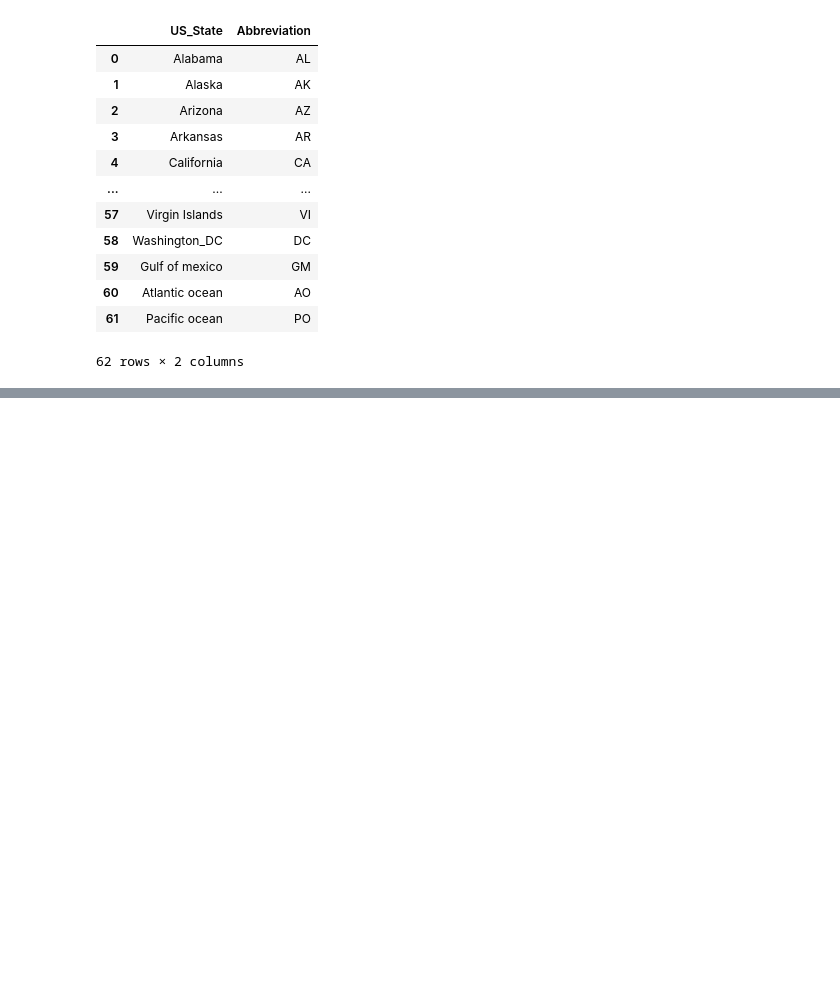
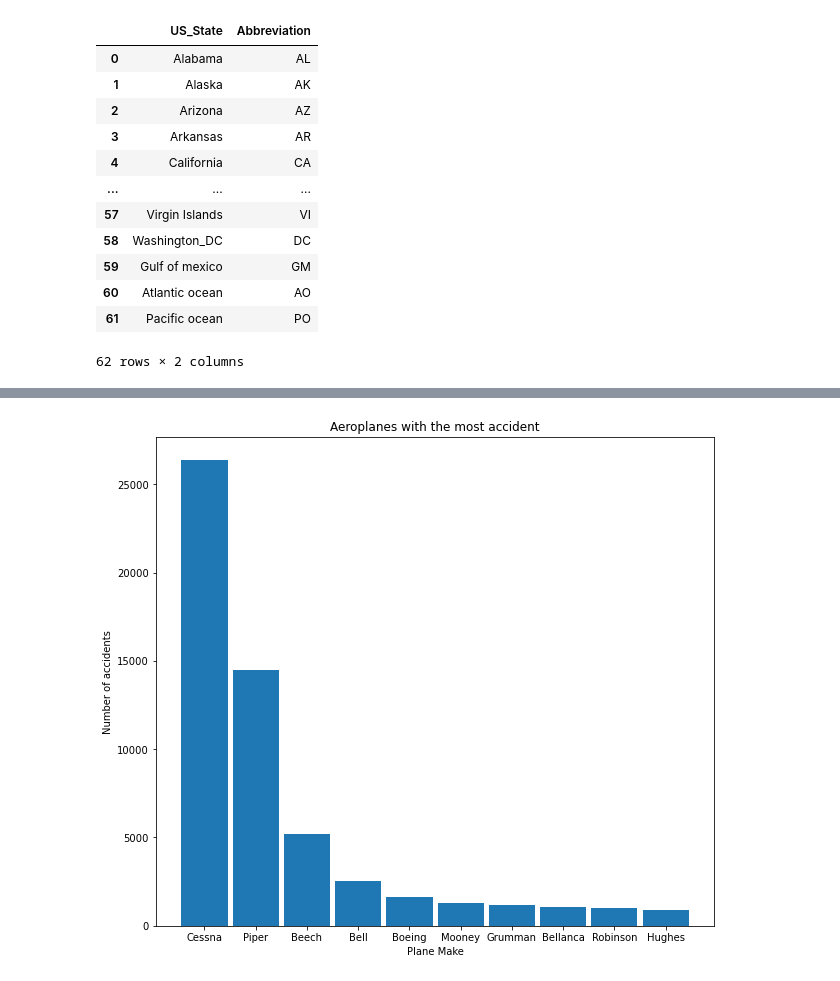
Before and after one commit to stephenmungai/phase1_project, a Jupyter notebook: index.ipynb, the cells around one changed output, grey strips where cells are left out. Cells and saved outputs as stored; diff of their text form; code cells hidden in the pictures; blank space fills up the shorter version.

```diff
--- a/index.ipynb
+++ b/index.ipynb
@@ -624,0 +794,7 @@ aviation_data_df[['latitude','longitude']].sample(20)
+# %%
+#lets drop columns that have mean missing values >0.4
+column_means=aviation_data_df.isna().mean()
+drop_columns=[i for i in aviation_data_df.columns if column_means[i]>0.4]
+
+aviation_data_df.drop(columns=drop_columns,inplace=True)
+aviation_data_df.shape
@@ -625,3 +878,5 @@ aviation_data_df[['latitude','longitude']].sample(20)
+# %%
+aviation_data_df.dropna(axis= 0 ,subset=(['make','model','weather_condition']), inplace= True)
 # %%
 aviation_data_df.info()
 # %% [output]
@@ -644,0 +948,2 @@ memory usage: 22.5+ MB
+# %%
+cleaned_aviation_data_df = aviation_data_df.copy()
@@ -644,0 +959,5 @@ memory usage: 22.5+ MB
+# %%
+# Finding top 10 planes with no of accidents
+
+Top_10_aeroplanes=dict(cleaned_aviation_data_df['make'].value_counts()[:10])
+Top_10_aeroplanes
@@ -644,0 +975,10 @@ memory usage: 22.5+ MB
+# %%
+figure,ax=plt.subplots(figsize=(10,9))
+
+ax.bar(Top_10_aeroplanes.keys(),Top_10_aeroplanes.values(),width=0.9)
+ax.set_title('Aeroplanes with the most accident')
+ax.set_ylabel('Number of accidents')
+ax.set_xlabel("Plane Make")
+plt.show();
+# %% [output]
+[figure, added]
```
Also changed, not shown: parts of 61 cells of this notebook.
